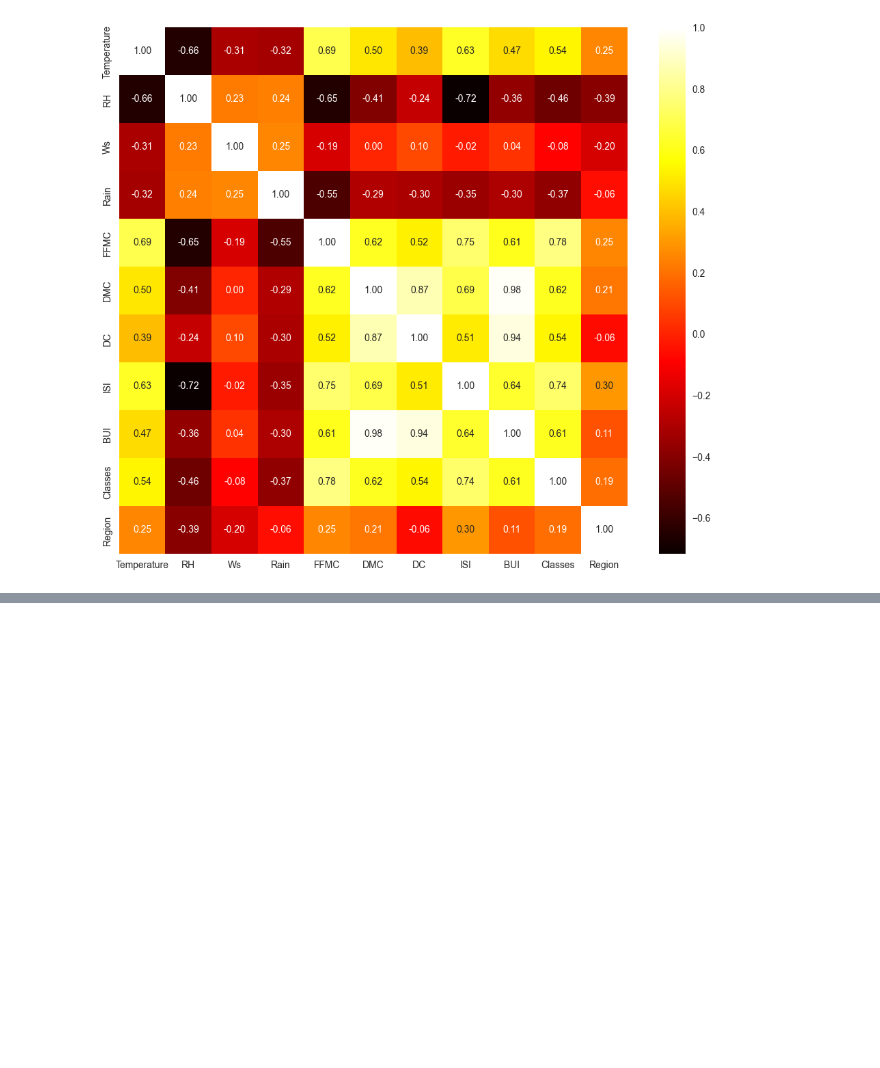
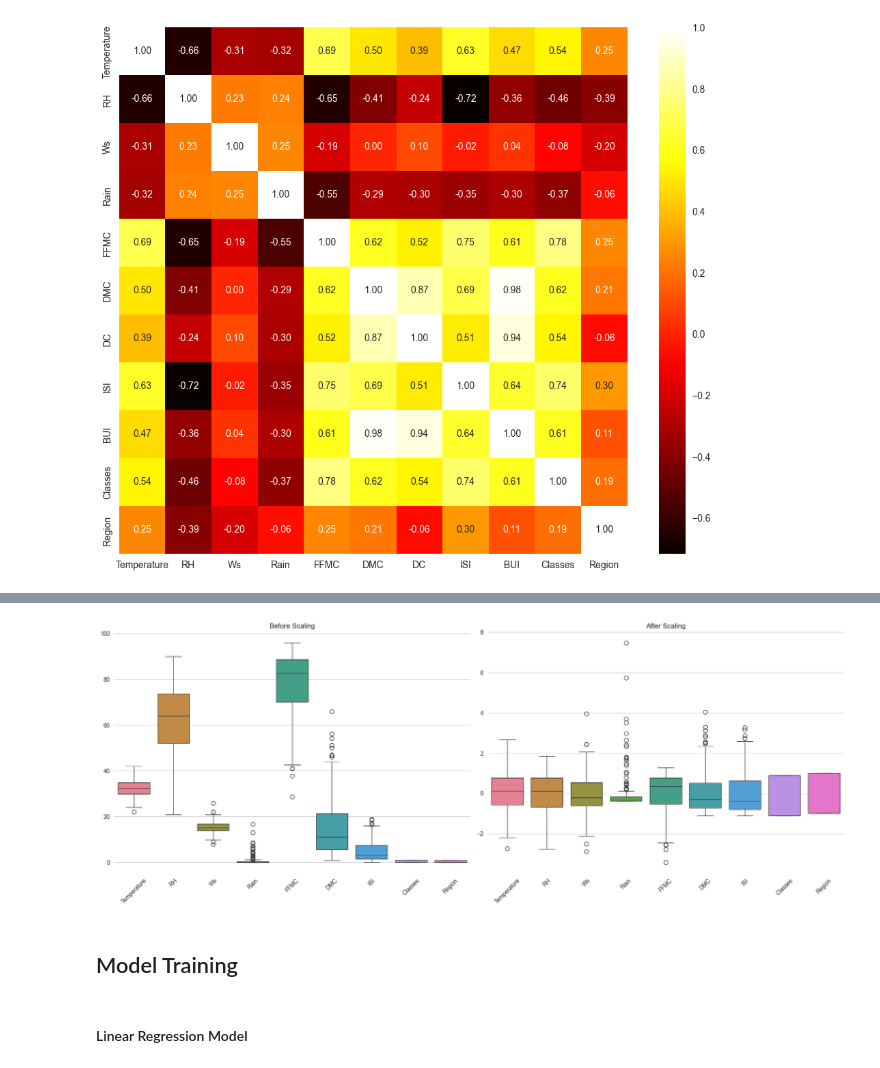
Before and after one commit to abhik12295/Data-Science-Learning, a Jupyter notebook: Core ML Topics/5. ML Algos/Supervised ML/2. Ridge_Lasso_ElasticNet.ipynb, the cells around one changed output, grey strips where cells are left out. Cells and saved outputs as stored; diff of their text form; code cells hidden in the pictures; blank space fills up the shorter version.

```diff
--- a/Core ML Topics/5. ML Algos/Supervised ML/2. Ridge_Lasso_ElasticNet.ipynb
+++ b/Core ML Topics/5. ML Algos/Supervised ML/2. Ridge_Lasso_ElasticNet.ipynb
@@ -678,0 +692,8 @@ sns.heatmap(X_train.corr(), annot=True, cmap='hot', fmt='.2f')
+# %%
+# threshold is set by domain expert
+corr_features = correlation(X_train, 0.85) # mean any highly correlated features
+# conclusion: 'BUI' and 'DC' are highly correlated, so we can drop one of them
+# %%
+# drop the features where correlation is greater than 0.85
+X_train.drop(corr_features,axis=1 ,inplace=True)
+X_test.drop(corr_features,axis=1 ,inplace=True)
@@ -678,0 +706,6 @@ sns.heatmap(X_train.corr(), annot=True, cmap='hot', fmt='.2f')
+# %%
+from sklearn.preprocessing import StandardScaler
+scaler = StandardScaler()
+# %%
+X_train_scaled = scaler.fit_transform(X_train)
+X_test_scaled = scaler.transform(X_test)
@@ -678,0 +728,22 @@ sns.heatmap(X_train.corr(), annot=True, cmap='hot', fmt='.2f')
+# %%
+# Box plot to nderstand effect of scaling
+plt.figure(figsize=(18, 7))
+
+plt.subplot(1, 2, 1)
+sns.boxplot(data=X_train)
+plt.title('Before Scaling')
+plt.xticks(rotation=45)
+
+plt.subplot(1, 2, 2)
+sns.boxplot(data=pd.DataFrame(X_train_scaled, columns=X_train.columns))
+plt.title('After Scaling')
+plt.xticks(rotation=45)
+
+plt.tight_layout()
+plt.show()
+# %% [output]
+[figure, added]
+# %% [markdown]
+## Model Training
+# %% [markdown]
+#### Linear Regression Model
```
Also changed, not shown: parts of 19 cells of this notebook.
